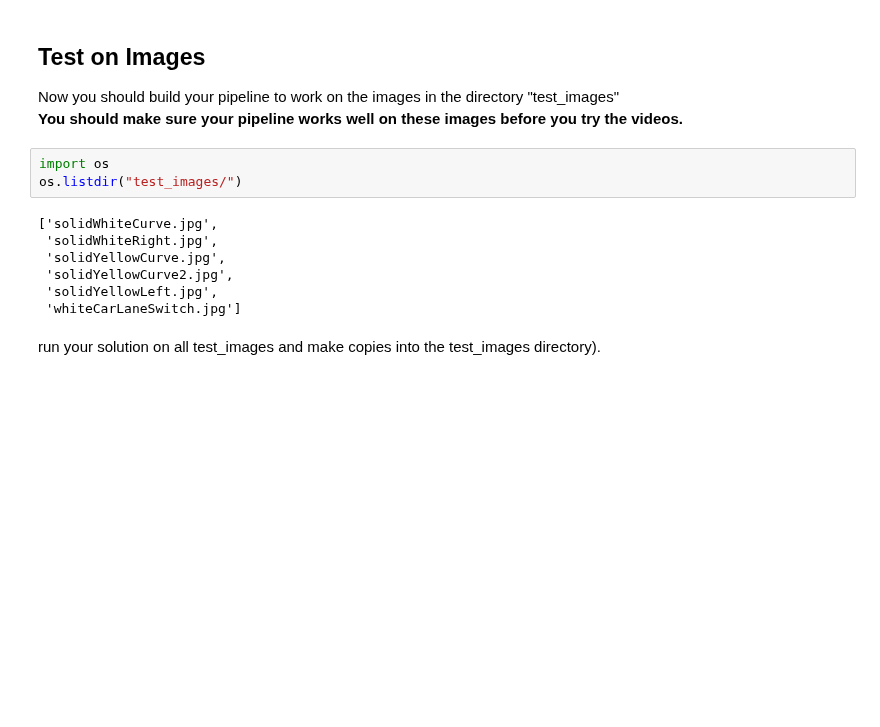
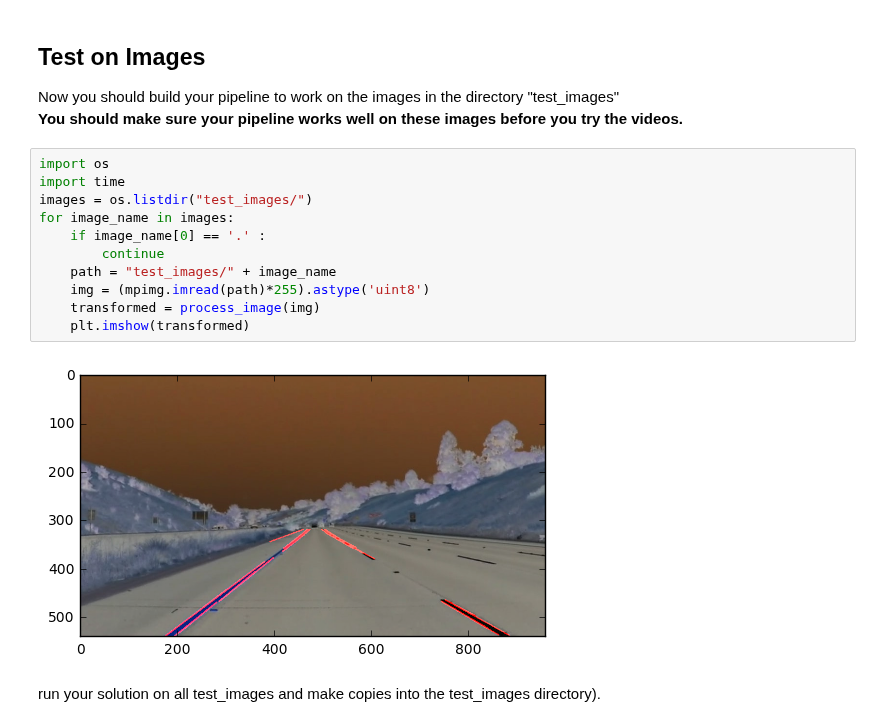
Before and after one commit to udacity/CarND-LaneLines-P1, a Jupyter notebook: P1.ipynb, the cells around one changed output. Saved outputs shown, nothing was run; the diff lists cells and outputs as text; blank space fills up the shorter version.

```diff
--- a/P1.ipynb
+++ b/P1.ipynb
@@ -157,16 +158,19 @@ def weighted_img(img, initial_img, α=0.8, β=1., λ=0.):
 
 Now you should build your pipeline to work on the images in the directory "test_images"
 **You should make sure your pipeline works well on these images before you try the videos.**
-# %%
-import os
-os.listdir("test_images/")
-# %% [output]
-['solidWhiteCurve.jpg',
- 'solidWhiteRight.jpg',
- 'solidYellowCurve.jpg',
- 'solidYellowCurve2.jpg',
- 'solidYellowLeft.jpg',
- 'whiteCarLaneSwitch.jpg']
+# %%
+import os
+import time
+images = os.listdir("test_images/")
+for image_name in images:
+    if image_name[0] == '.' :
+        continue
+    path = "test_images/" + image_name
+    img = (mpimg.imread(path)*255).astype('uint8')
+    transformed = process_image(img)
+    plt.imshow(transformed)
+# %% [output]
+[figure, added]
 # %% [markdown]
 run your solution on all test_images and make copies into the test_images directory).
 # %% [markdown]
```
Also changed, not shown: parts of 10 cells of this notebook.
